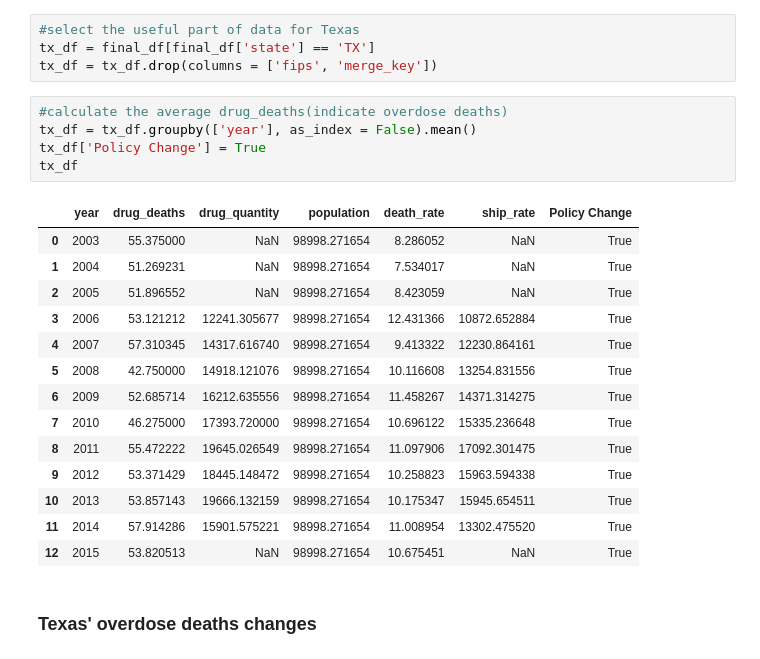
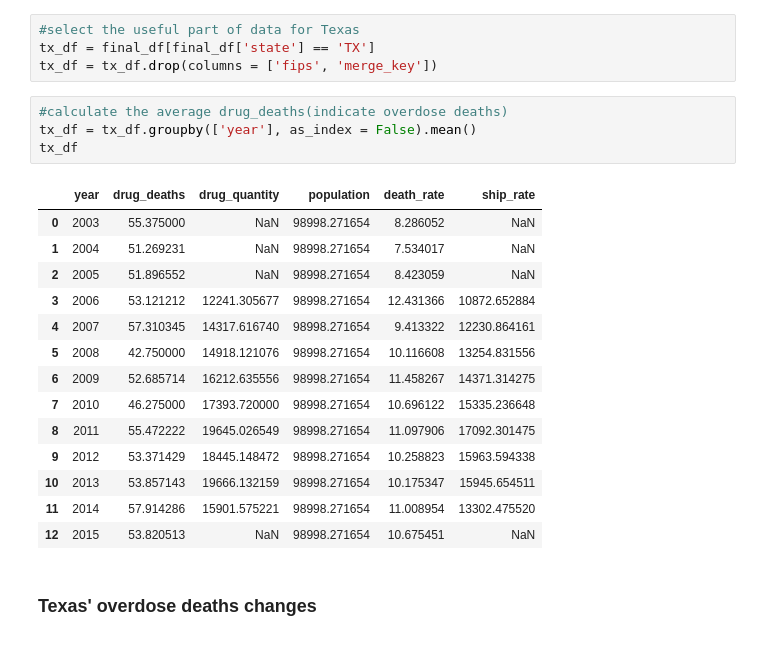
Before and after one commit to Yer1k/opioid_causal_inference, a Jupyter notebook: 10_code/pre-post_analysis.ipynb, the cells around one changed output. Drawn from its saved outputs; the diff is of its cells as text.

```diff
--- a/10_code/pre-post_analysis.ipynb
+++ b/10_code/pre-post_analysis.ipynb
@@ -142,23 +139,22 @@ tx_df = tx_df.drop(columns = ['fips', 'merge_key'])
 # %%
 #calculate the average drug_deaths(indicate overdose deaths)
 tx_df = tx_df.groupby(['year'], as_index = False).mean()
-tx_df['Policy Change'] = True
 tx_df
 # %% [output]
-|  | year | drug_deaths | drug_quantity | population | death_rate | ship_rate | Policy Change |
-| 0 | 2003 | 55.375000 | NaN | 98998.271654 | 8.286052 | NaN | True |
-| 1 | 2004 | 51.269231 | NaN | 98998.271654 | 7.534017 | NaN | True |
-| 2 | 2005 | 51.896552 | NaN | 98998.271654 | 8.423059 | NaN | True |
-| 3 | 2006 | 53.121212 | 12241.305677 | 98998.271654 | 12.431366 | 10872.652884 | True |
-| 4 | 2007 | 57.310345 | 14317.616740 | 98998.271654 | 9.413322 | 12230.864161 | True |
-| 5 | 2008 | 42.750000 | 14918.121076 | 98998.271654 | 10.116608 | 13254.831556 | True |
-| 6 | 2009 | 52.685714 | 16212.635556 | 98998.271654 | 11.458267 | 14371.314275 | True |
-| 7 | 2010 | 46.275000 | 17393.720000 | 98998.271654 | 10.696122 | 15335.236648 | True |
-| 8 | 2011 | 55.472222 | 19645.026549 | 98998.271654 | 11.097906 | 17092.301475 | True |
-| 9 | 2012 | 53.371429 | 18445.148472 | 98998.271654 | 10.258823 | 15963.594338 | True |
-| 10 | 2013 | 53.857143 | 19666.132159 | 98998.271654 | 10.175347 | 15945.654511 | True |
-| 11 | 2014 | 57.914286 | 15901.575221 | 98998.271654 | 11.008954 | 13302.475520 | True |
-| 12 | 2015 | 53.820513 | NaN | 98998.271654 | 10.675451 | NaN | True |
+|  | year | drug_deaths | drug_quantity | population | death_rate | ship_rate |
+| 0 | 2003 | 55.375000 | NaN | 98998.271654 | 8.286052 | NaN |
+| 1 | 2004 | 51.269231 | NaN | 98998.271654 | 7.534017 | NaN |
+| 2 | 2005 | 51.896552 | NaN | 98998.271654 | 8.423059 | NaN |
+| 3 | 2006 | 53.121212 | 12241.305677 | 98998.271654 | 12.431366 | 10872.652884 |
+| 4 | 2007 | 57.310345 | 14317.616740 | 98998.271654 | 9.413322 | 12230.864161 |
+| 5 | 2008 | 42.750000 | 14918.121076 | 98998.271654 | 10.116608 | 13254.831556 |
+| 6 | 2009 | 52.685714 | 16212.635556 | 98998.271654 | 11.458267 | 14371.314275 |
+| 7 | 2010 | 46.275000 | 17393.720000 | 98998.271654 | 10.696122 | 15335.236648 |
+| 8 | 2011 | 55.472222 | 19645.026549 | 98998.271654 | 11.097906 | 17092.301475 |
+| 9 | 2012 | 53.371429 | 18445.148472 | 98998.271654 | 10.258823 | 15963.594338 |
+| 10 | 2013 | 53.857143 | 19666.132159 | 98998.271654 | 10.175347 | 15945.654511 |
+| 11 | 2014 | 57.914286 | 15901.575221 | 98998.271654 | 11.008954 | 13302.475520 |
+| 12 | 2015 | 53.820513 | NaN | 98998.271654 | 10.675451 | NaN |
 # %% [markdown]
 ### Texas' overdose deaths changes
 # %%
```
Also changed, not shown: parts of 10 cells of this notebook.
